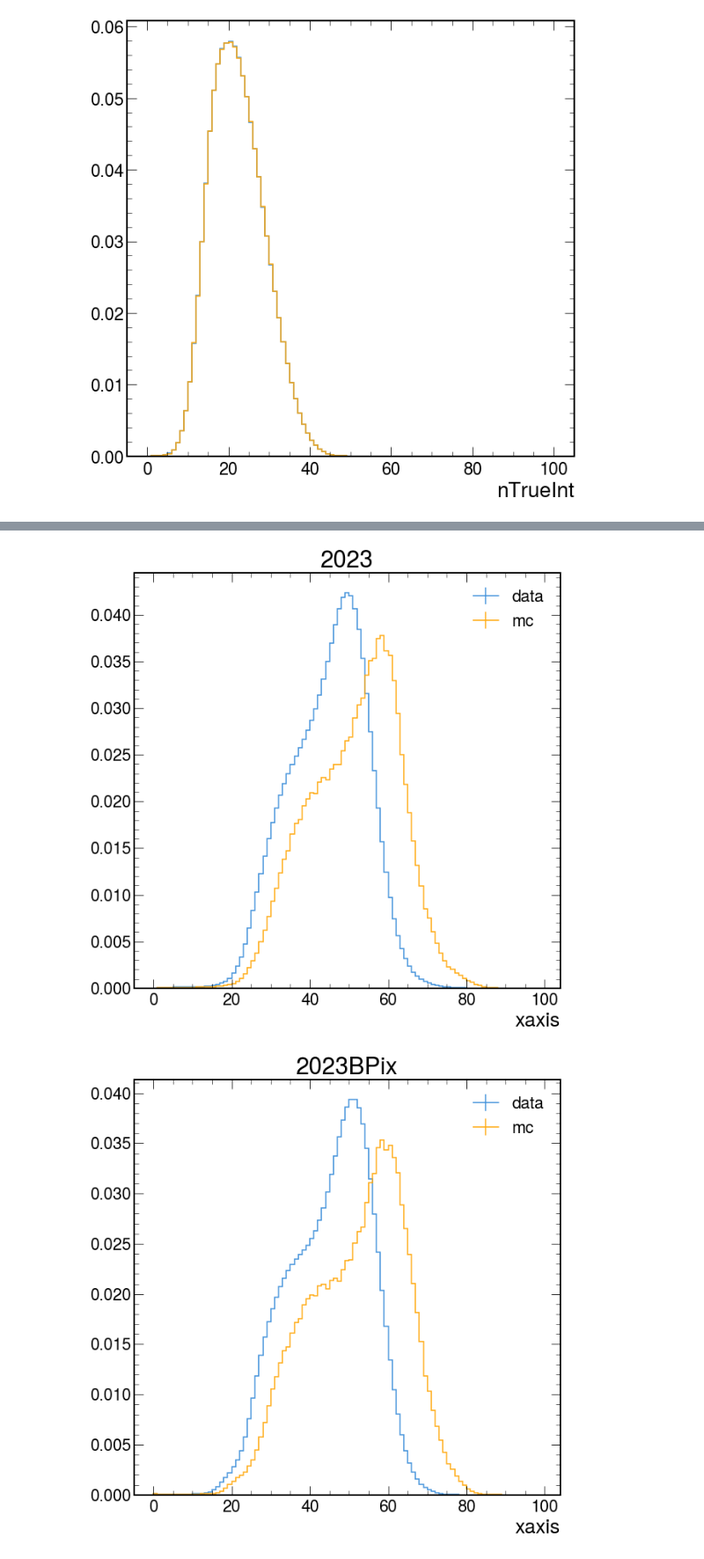
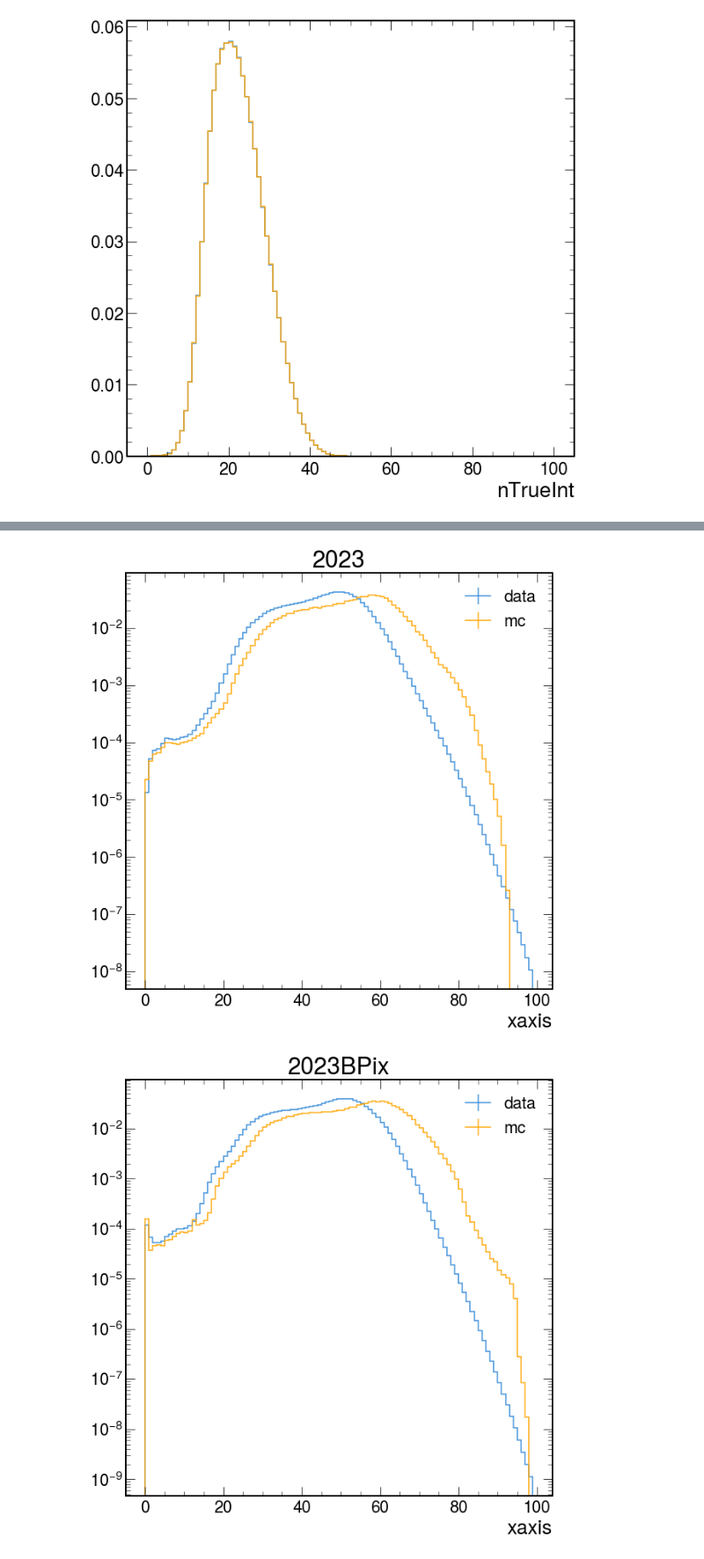
Before and after one commit to chrispap95/SUEPCoffea_dask, a Jupyter notebook: plotting/notebooks/plot_PU_dist_Apr2025.ipynb, the cells around one changed output, grey strips where cells are left out. Shown at 88% size. Saved outputs shown, nothing was run; the diff lists cells and outputs as text; code cells hidden in the pictures.

```diff
--- a/plotting/notebooks/plot_PU_dist_Apr2025.ipynb
+++ b/plotting/notebooks/plot_PU_dist_Apr2025.ipynb
@@ -94,5 +94,6 @@ for era in files_per_era:
     hep.histplot(h_mc, yerr=0, density=True, label="mc")
     plt.title(era)
     plt.legend()
+    plt.yscale("log")
     plt.show()
 # %% [output]
@@ -105,2 +106,2 @@ for era in files_per_era:
-[figure, old version]
+[figure, new version]
-[figure, old version]
+[figure, new version]
```
Also changed, not shown: parts of 6 cells of this notebook, 56 other files.
